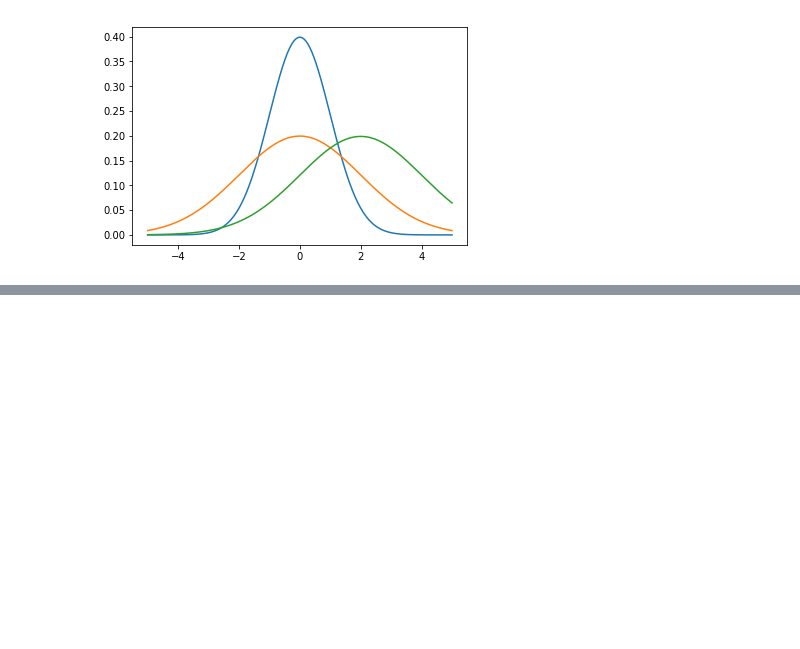
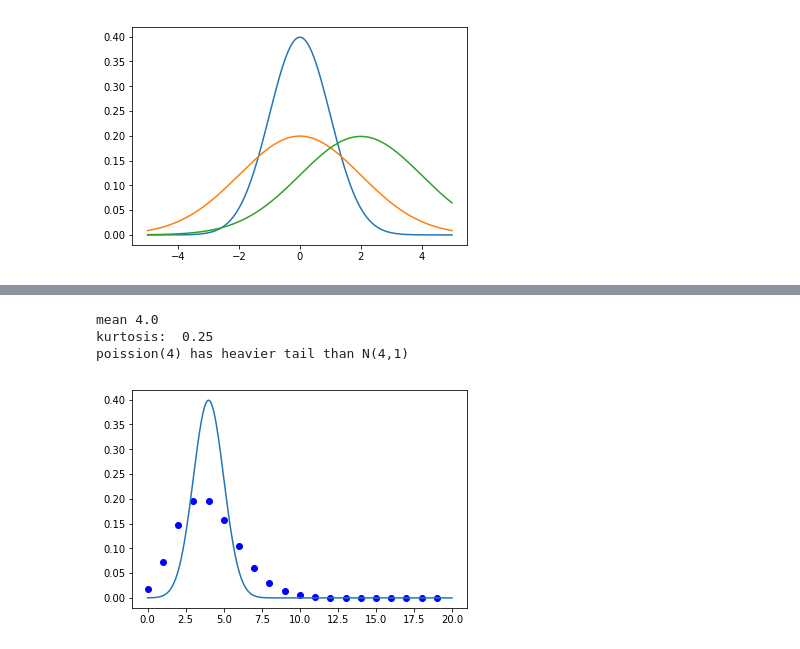
Before and after one commit to totucuong/bayes_data_analysis, a Jupyter notebook: bda/stats_concepts.ipynb, the cells around one changed output, grey strips where cells are left out. Saved outputs shown, nothing was run; the diff lists cells and outputs as text; code cells hidden in the pictures; blank space fills up the shorter version.

```diff
--- a/distributions.ipynb
+++ b/bda/stats_concepts.ipynb
@@ -145,0 +141,16 @@ array([ 0.00873527,  0.00884515,  0.00895618,  0.00906838,  0.00918176,
+# %%
+# poisson
+x = np.arange(20)
+mu = 4
+plt.plot(x, poisson(4).pmf(x), 'bo')
+mean, var, skew, kurt = poisson.stats(mu, moments='mvsk')
+print('mean', mean)
+print('kurtosis: ', kurt)
+xnorm = np.linspace(0,20, 1000)
+plt.plot(xnorm, norm(loc=mu).pdf(xnorm));
+print('poission(4) has heavier tail than N(4,1)')
+# %% [output]
+mean 4.0
+kurtosis:  0.25
+poission(4) has heavier tail than N(4,1)
+[figure, added]
```
Also changed, not shown: parts of 6 cells of this notebook, 6 other files.
